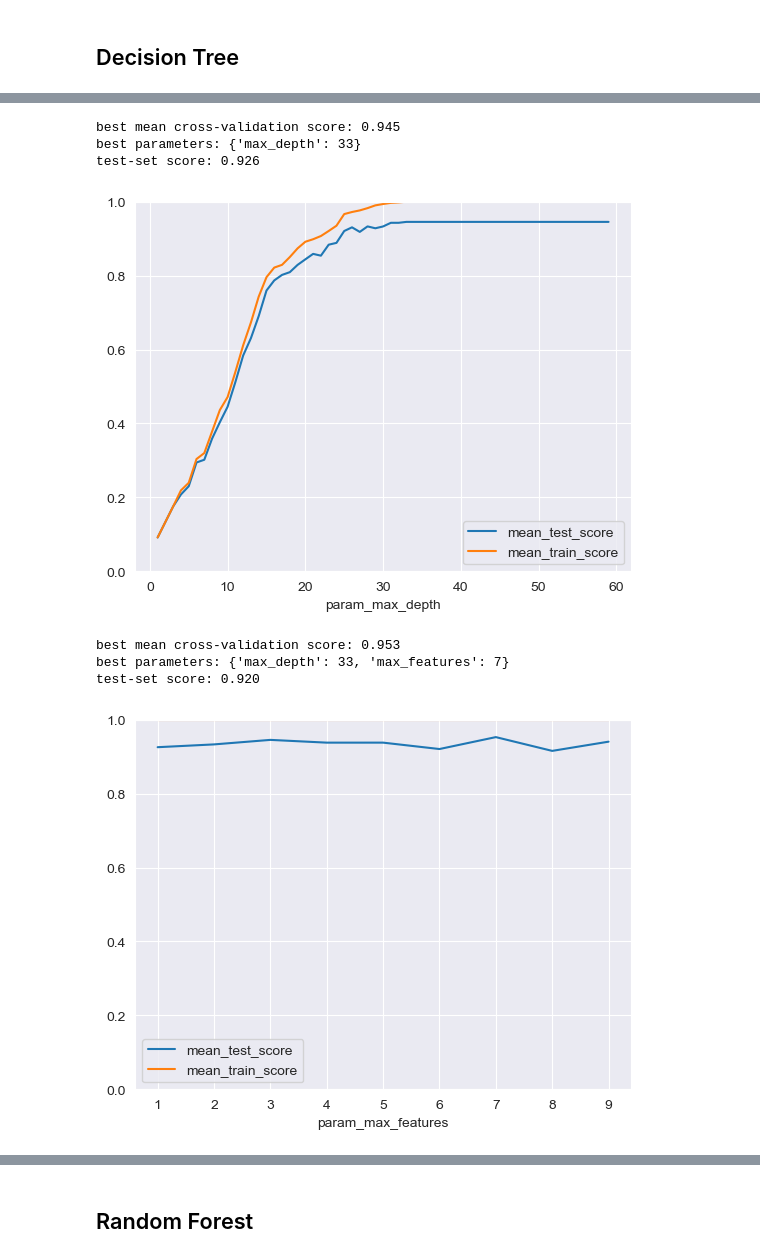
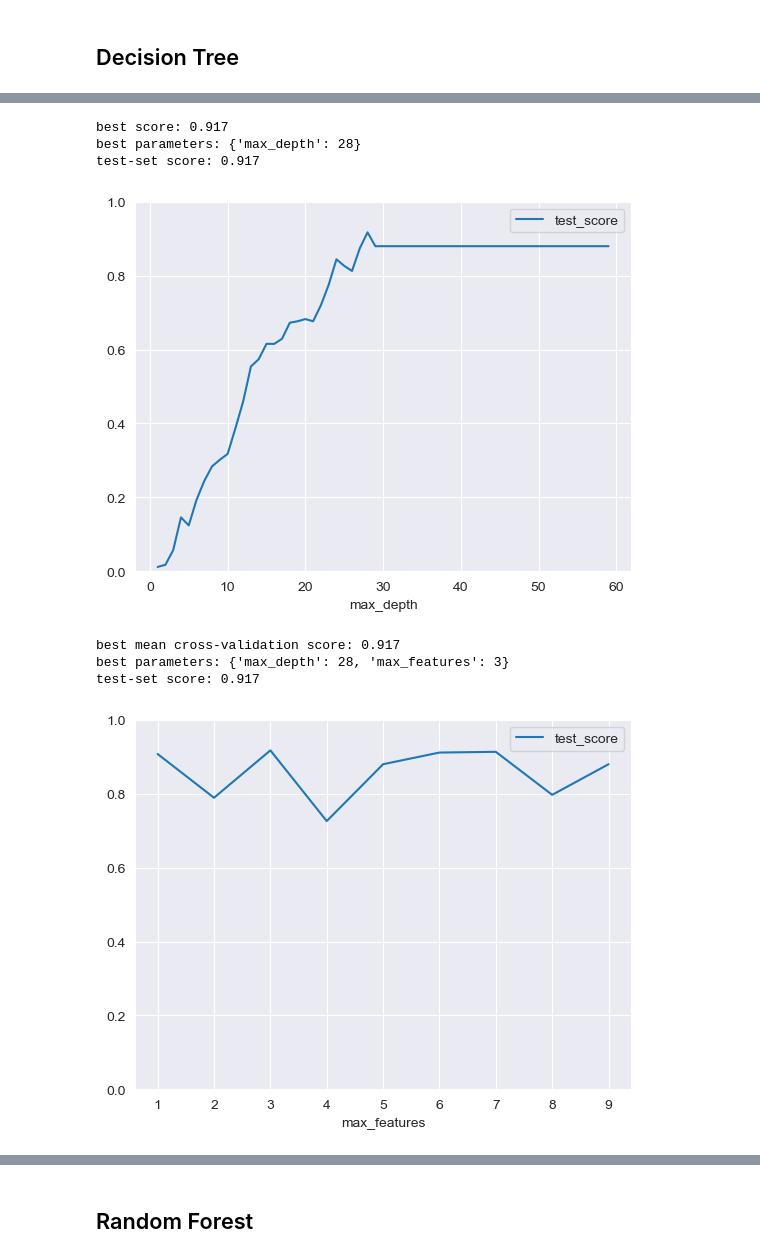
Before and after one commit to tom-bourjala/SDU-ML-DSP, a Jupyter notebook: main.ipynb, the cells around one changed output, grey strips where cells are left out. Cells and saved outputs as stored; diff of their text form; code cells hidden in the pictures.

```diff
--- a/main.ipynb
+++ b/main.ipynb
@@ -448,13 +489,11 @@ plt.ylabel("accuracy")
 plt.xlabel("n_neighbors")
 plt.legend()
 
-# GridSearchCV
-from sklearn.model_selection import GridSearchCV
+# GridSearch
 param_grid_knn = {'n_neighbors': np.arange(1, 20, 2)}
 
-grid = GridSearchCV(KNeighborsClassifier(), param_grid=param_grid_knn,
-                    cv=5, return_train_score=True)
-grid.fit(X_train, y_train)
+grid = CustomGridSearch(KNeighborsClassifier(), param_grid_knn)
+grid.fit(X_train, y_train, X_test, y_test)
 
 print("best mean cross-validation score: {:.3f}".format(grid.best_score_))
 print("best parameters: {}".format(grid.best_params_))
@@ -517,47 +556,41 @@ accuracy: 0.93
 # %%
-# Optimum “max_depth_node”
-from sklearn.model_selection import GridSearchCV
-
 param_grid = {'max_depth': range(1, 60, 1)}
 
-grid = GridSearchCV(DecisionTreeClassifier(random_state=42, max_features=3), param_grid=param_grid,
-                    cv=5, return_train_score=True)
+grid = CustomGridSearch(DecisionTreeClassifier(random_state=42, max_features=3), param_grid)
+grid.fit(X_train, y_train_labels, X_test, y_test_labels)
 
-grid.fit(X_train, y_train_labels)
+scores = pd.DataFrame(grid.results_)
 
-scores = pd.DataFrame(grid.cv_results_)
-scores.plot(x='param_max_depth', y=['mean_test_score', 'mean_train_score'], ylim=(0, 1))
+scores.plot(x='max_depth', y='test_score', ylim=(0, 1))
 
-print("best mean cross-validation score: {:.3f}".format(grid.best_score_))
+print("best score: {:.3f}".format(grid.best_score_))
 print("best parameters: {}".format(grid.best_params_))
-
 print("test-set score: {:.3f}".format(grid.score(X_test, y_test_labels)))
 # %% [output]
-best mean cross-validation score: 0.945
-best parameters: {'max_depth': 33}
-test-set score: 0.926
+best score: 0.917
+best parameters: {'max_depth': 28}
+test-set score: 0.917
-[figure, old version]
+[figure, new version]
 # %%
 param_grid = {'max_features': range(1, 10, 1), 'max_depth': [grid.best_params_['max_depth']]}
 
-grid = GridSearchCV(DecisionTreeClassifier(random_state=42), param_grid=param_grid,
-                    cv=5, return_train_score=True)
+grid = CustomGridSearch(DecisionTreeClassifier(random_state=42), param_grid)
 
-grid.fit(X_train, y_train_labels)
+grid.fit(X_train, y_train_labels, X_test, y_test_labels)
 
-scores = pd.DataFrame(grid.cv_results_)
+scores = pd.DataFrame(grid.results_)
 
-scores.plot(x='param_max_features', y=['mean_test_score', 'mean_train_score'], ylim=(0, 1))
+scores.plot(x='max_features', y='test_score', ylim=(0, 1))
 
 print("best mean cross-validation score: {:.3f}".format(grid.best_score_))
 print("best parameters: {}".format(grid.best_params_))
 
 print("test-set score: {:.3f}".format(grid.score(X_test, y_test_labels)))
 # %% [output]
-best mean cross-validation score: 0.953
-best parameters: {'max_depth': 33, 'max_features': 7}
-test-set score: 0.920
+best mean cross-validation score: 0.917
+best parameters: {'max_depth': 28, 'max_features': 3}
+test-set score: 0.917
-[figure, old version]
+[figure, new version]
 # %%
 # Decision Tree with the best parameters
 clf = DecisionTreeClassifier(random_state=42, max_depth=grid.best_params_['max_depth'], max_features=grid.best_params_['max_features'])
```
Also changed, not shown: parts of 19 cells of this notebook, 2 other files.
